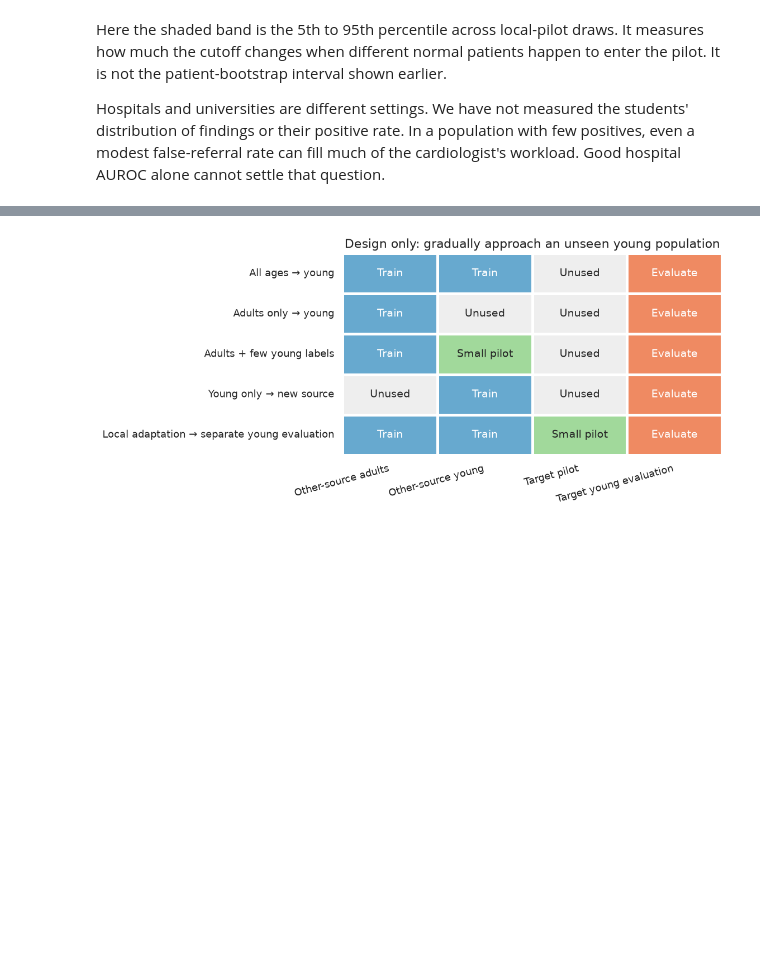
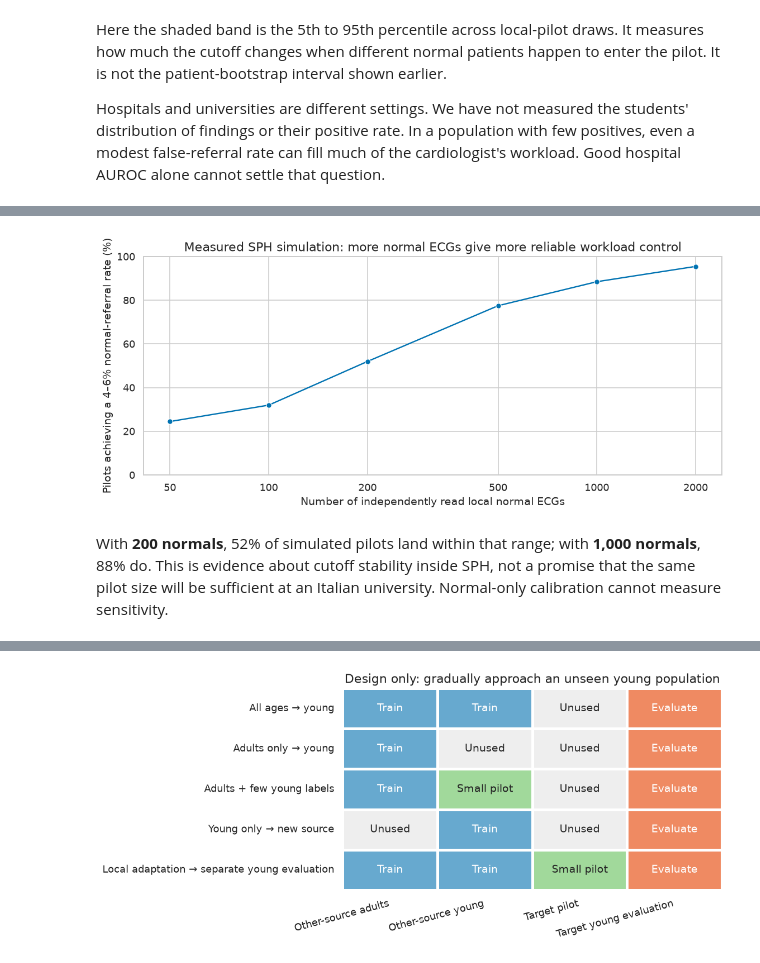
Before and after one commit to Janet16180/ecg-cardiopathy-detection, a Jupyter notebook: notebooks/11-jr-unseen-populations.ipynb, the cells around one changed output, grey strips where cells are left out. Drawn from its saved outputs; the diff is of its cells as text; code cells hidden in the pictures; blank space fills up the shorter version.

```diff
--- a/notebooks/11-jr-unseen-populations.ipynb
+++ b/notebooks/11-jr-unseen-populations.ipynb
@@ -368,0 +482,23 @@ can fill much of the cardiologist's workload. Good hospital AUROC alone cannot s
+# %%
+pilot_reliability = pilot_curve(pilot)
+pilot_reliability['Pilots within 4–6% (%)'] = 100 * pilot_reliability['Within one point']
+sns.lineplot(data=pilot_reliability, x='Local normals', y='Pilots within 4–6% (%)',
+             marker='o', errorbar=None)
+plt.xscale('log')
+plt.xticks(pilot_reliability['Local normals'], pilot_reliability['Local normals'])
+plt.ylim(0, 100)
+plt.xlabel('Number of independently read local normal ECGs')
+plt.ylabel('Pilots achieving a 4–6% normal-referral rate (%)')
+plt.title('Measured SPH simulation: more normal ECGs give more reliable workload control')
+plt.tight_layout()
+plt.show()
+reliable = pilot_reliability.set_index('Local normals')['Pilots within 4–6% (%)']
+display(Markdown(
+    f"With **200 normals**, {reliable.loc[200]:.0f}% of simulated pilots land within that range; "
+    f"with **1,000 normals**, {reliable.loc[1000]:.0f}% do. "
+    "This is evidence about cutoff stability inside SPH, not a promise that the same pilot size "
+    "will be sufficient at an Italian university. Normal-only calibration cannot measure sensitivity."
+))
+# %% [output]
+[figure, added]
+With **200 normals**, 52% of simulated pilots land within that range; with **1,000 normals**, 88% do. This is evidence about cutoff stability inside SPH, not a promise that the same pilot size will be sufficient at an Italian university. Normal-only calibration cannot measure sensitivity.
```
Also changed, not shown: parts of 11 cells of this notebook, 3 other files.
